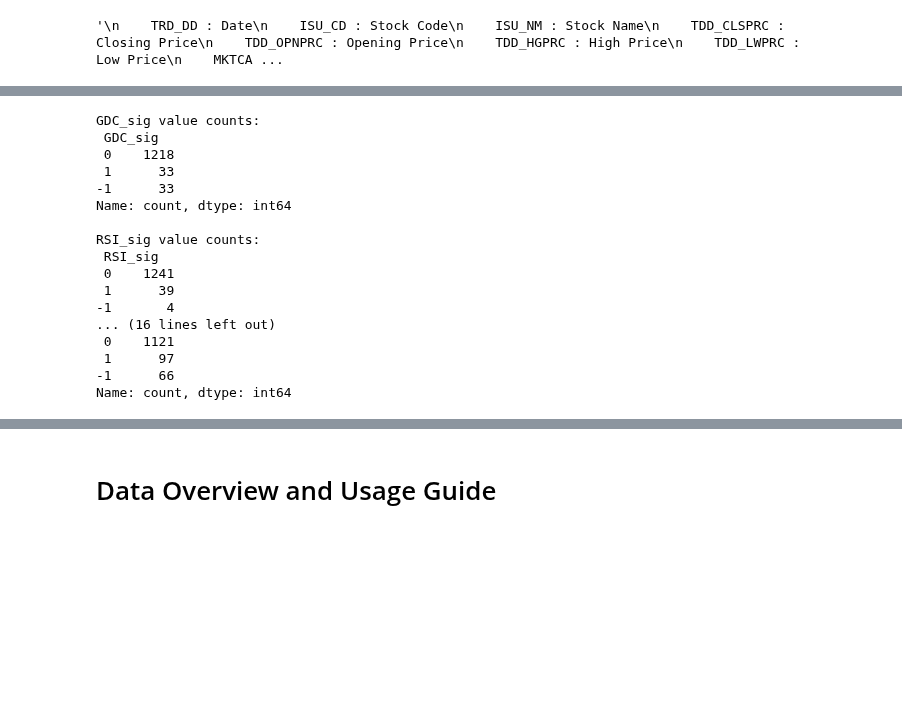
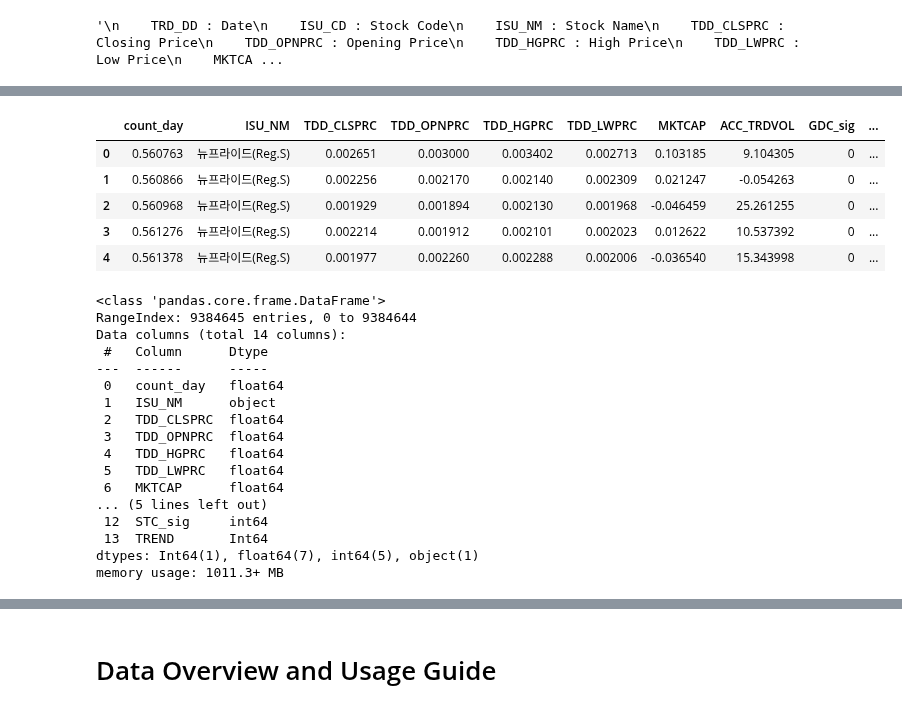
Before and after one commit to ccnets-team/causal-learning, a Jupyter notebook: examples/predicting_korean_stock_prices_using_ccnet.ipynb, the cells around one changed output, grey strips where cells are left out. Saved outputs shown, nothing was run; the diff lists cells and outputs as text; code cells hidden in the pictures; blank space fills up the shorter version.

```diff
--- a/examples/predicting_korean_stock_prices_using_ccnet.ipynb
+++ b/examples/predicting_korean_stock_prices_using_ccnet.ipynb
@@ -127,9 +128,6 @@ total_df.head()
 5 rows × 21 columns
 # %%
 total_df.drop(['ISU_CD'], axis=1, inplace=True)
-# %%
-total_df["ISU_NM"] = total_df["ISU_NM"].astype(str)
-
-# Create one-hot vectors
-total_df = pd.get_dummies(total_df, columns=["ISU_NM"])
+# %%
+total_df.reset_index(drop=True, inplace=True)
 # %%
@@ -247,33 +231,0 @@ Name: TREND, Length: 2892, dtype: Int64
-# %%
-import pandas as pd
-
-# Define the path to the preprocessed data file
-file_path = path_append + "../data/KR_Data/Preprocessed/HK0000307485_preprocessed.csv"
-
-# Read the preprocessed CSV file
-tmp_df = pd.read_csv(file_path)
-
-# Print the value counts for each of the specified columns
-print("GDC_sig value counts:\n", tmp_df["GDC_sig"].value_counts())
-print("\nRSI_sig value counts:\n", tmp_df["RSI_sig"].value_counts())
-print("\nROC_sig value counts:\n", tmp_df["ROC_sig"].value_counts())
-print("\nMAP_sig value counts:\n", tmp_df["MAP_sig"].value_counts())
-print("\nSTC_sig value counts:\n", tmp_df["STC_sig"].value_counts())
-# %% [output]
-GDC_sig value counts:
- GDC_sig
- 0    1218
- 1      33
--1      33
-Name: count, dtype: int64
-
-RSI_sig value counts:
- RSI_sig
- 0    1241
- 1      39
--1       4
-... (16 lines left out)
- 0    1121
- 1      97
--1      66
-Name: count, dtype: int64
@@ -297,3 +261,32 @@ for col in minmax_cols:
 robust_cols = ["MKTCAP", "ACC_TRDVOL"]
 for col in robust_cols:
     total_df[col] = sc.fit_transform(total_df[col].values.reshape(-1, 1))
+# %%
+total_df.head()
+# %% [output]
+|  | count_day | ISU_NM | TDD_CLSPRC | TDD_OPNPRC | TDD_HGPRC | TDD_LWPRC | MKTCAP | ACC_TRDVOL | GDC_sig | ... |
+| 0 | 0.560763 | 뉴프라이드(Reg.S) | 0.002651 | 0.003000 | 0.003402 | 0.002713 | 0.103185 | 9.104305 | 0 | ... |
+| 1 | 0.560866 | 뉴프라이드(Reg.S) | 0.002256 | 0.002170 | 0.002140 | 0.002309 | 0.021247 | -0.054263 | 0 | ... |
+| 2 | 0.560968 | 뉴프라이드(Reg.S) | 0.001929 | 0.001894 | 0.002130 | 0.001968 | -0.046459 | 25.261255 | 0 | ... |
+| 3 | 0.561276 | 뉴프라이드(Reg.S) | 0.002214 | 0.001912 | 0.002101 | 0.002023 | 0.012622 | 10.537392 | 0 | ... |
+| 4 | 0.561378 | 뉴프라이드(Reg.S) | 0.001977 | 0.002260 | 0.002288 | 0.002006 | -0.036540 | 15.343998 | 0 | ... |
+# %%
+total_df.info()
+# %% [output]
+<class 'pandas.core.frame.DataFrame'>
+RangeIndex: 9384645 entries, 0 to 9384644
+Data columns (total 14 columns):
+ #   Column      Dtype
+---  ------      -----
+ 0   count_day   float64
+ 1   ISU_NM      object
+ 2   TDD_CLSPRC  float64
+ 3   TDD_OPNPRC  float64
+ 4   TDD_HGPRC   float64
+ 5   TDD_LWPRC   float64
+ 6   MKTCAP      float64
+... (5 lines left out)
+ 12  STC_sig     int64
+ 13  TREND       Int64
+dtypes: Int64(1), float64(7), int64(5), object(1)
+memory usage: 1011.3+ MB
```
Also changed, not shown: parts of 33 cells of this notebook.
